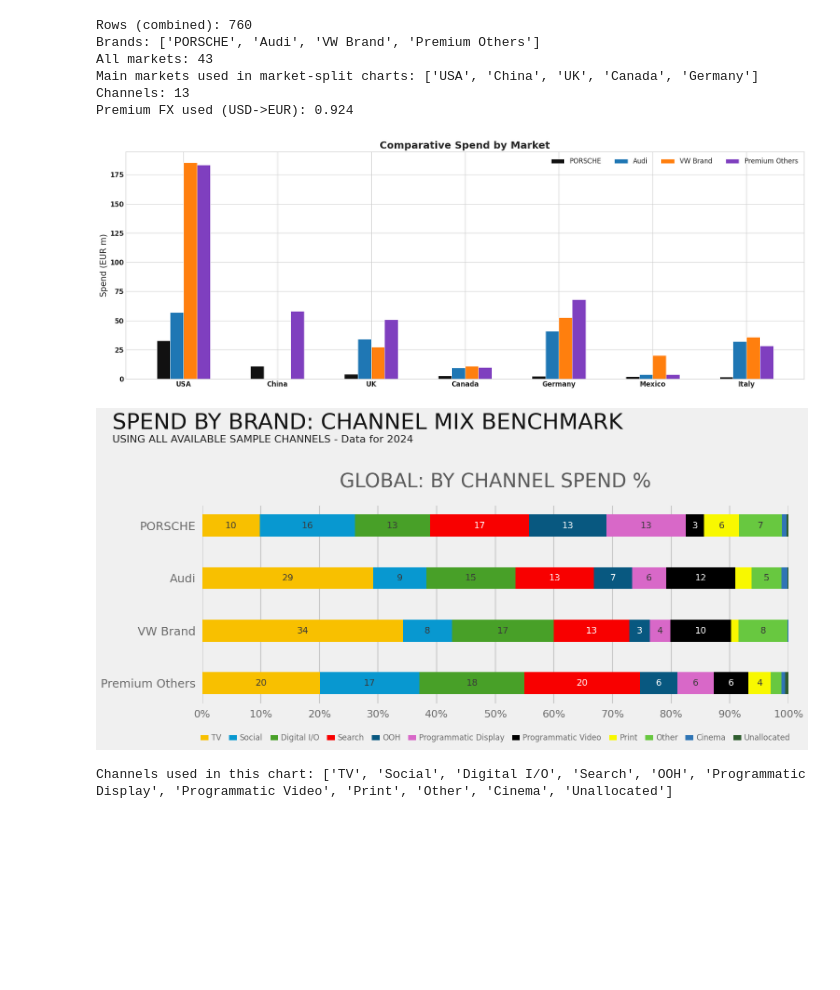
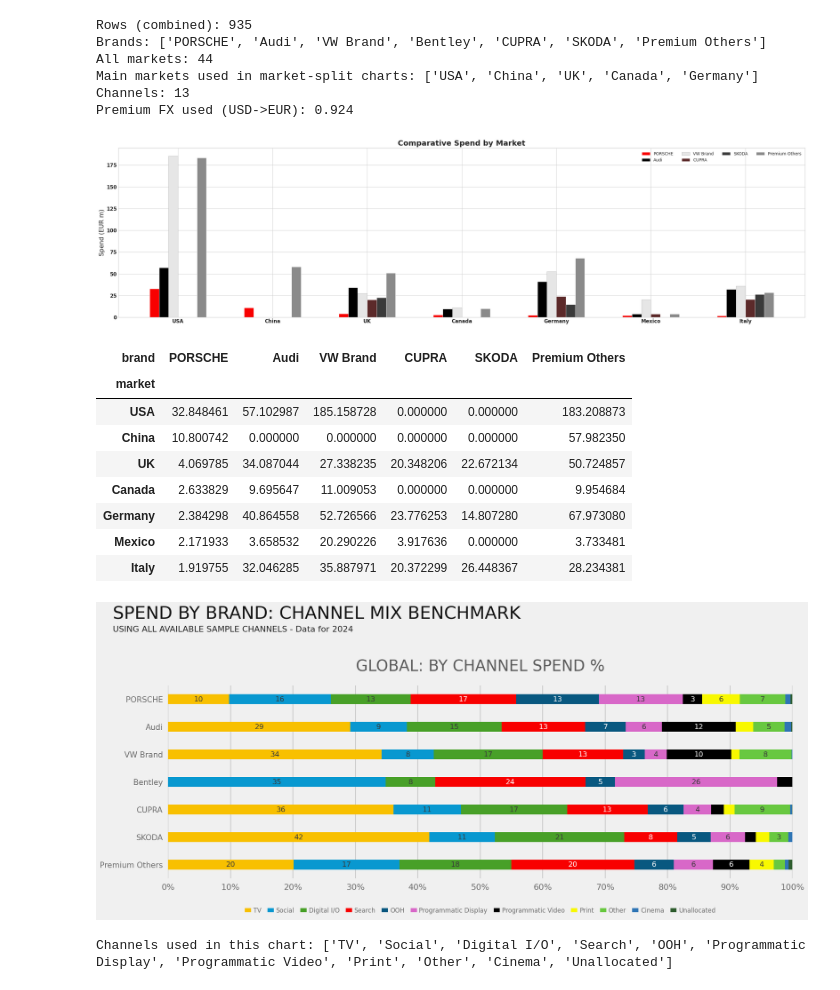
Before and after one commit to phmalek/Intelligence-Hub, a Jupyter notebook: budget_setting/highlight_budget_estimation/budget_setting_amendment/benchmark_brand_views.ipynb, the cells around one changed output. Cells and saved outputs as stored; diff of their text form; code cells hidden in the pictures; blank space fills up the shorter version.

```diff
--- a/budget_setting/highlight_budget_estimation/budget_setting_amendment/benchmark_brand_views.ipynb
+++ b/budget_setting/highlight_budget_estimation/budget_setting_amendment/benchmark_brand_views.ipynb
@@ -44,13 +44,21 @@ keep_map = {
     'porsche': 'PORSCHE',
     'audi': 'Audi',
     'vw brand': 'VW Brand',
+    'bentley': 'Bentley',
+    'cupra': 'CUPRA',
+    'skoda': 'SKODA',
 }
 vwg = vwg[vwg['brand_norm'].isin(keep_map.keys())].copy()
 vwg['brand'] = vwg['brand_norm'].map(keep_map)
 
 # Keep only markets where Porsche exists
 porsche_markets = sorted(vwg.loc[vwg['brand'].str.upper() == 'PORSCHE', 'market'].unique())
-vwg = vwg[vwg['market'].isin(porsche_markets)].copy()
+# Bentley books Tier-1 spend under "Bentley Central Campaigns" (not under USA/UK/etc.).
+# A strict Porsche-market filter drops Bentley entirely — keep Bentley rows regardless.
+vwg = vwg[
+    vwg['market'].isin(porsche_markets)
+    | (vwg['brand_norm'] == 'bentley')
+].copy()
 
 vwg = vwg[['brand', 'market', 'channel', 'spend_eur']].copy()
 
@@ -131,7 +139,7 @@ stage_map = {
 
 df['funnel_stage'] = df['channel'].map(stage_map).fillna('MIDDLE')
 
-brands = ['PORSCHE', 'Audi', 'VW Brand', 'Premium Others']
+brands = ['PORSCHE', 'Audi', 'VW Brand', 'Bentley', 'CUPRA', 'SKODA', 'Premium Others']
 all_markets = sorted(df['market'].unique())
 
 main_markets = (
@@ -153,9 +161,9 @@ print('Main markets used in market-split charts:', markets)
 print('Channels:', len(channels))
 print('Premium FX used (USD->EUR):', USD_TO_EUR_2024)
 # %% [output]
-Rows (combined): 760
-Brands: ['PORSCHE', 'Audi', 'VW Brand', 'Premium Others']
-All markets: 43
+Rows (combined): 935
+Brands: ['PORSCHE', 'Audi', 'VW Brand', 'Bentley', 'CUPRA', 'SKODA', 'Premium Others']
+All markets: 44
 Main markets used in market-split charts: ['USA', 'China', 'UK', 'Canada', 'Germany']
 Channels: 13
 Premium FX used (USD->EUR): 0.924
@@ -171,9 +179,10 @@ selected_markets = (
     .tolist()
 )
 
-# VW brands from combined df (already EUR)
+# VW brands from combined df (already EUR). Omit Bentley here: in Mappe1 its spend is
+# booked under "Bentley Central Campaigns", not under country markets, so geo bars would be misleading.
 market_brand_vwg = (
-    df[(df['market'].isin(selected_markets)) & (df['brand'] != 'Premium Others')]
+    df[(df['market'].isin(selected_markets)) & (df['brand'] != 'Premium Others') & (df['brand'] != 'Bentley')]
     .groupby(['market', 'brand'], as_index=False)['spend_eur']
     .sum()
 )
@@ -182,46 +191,61 @@ market_brand_vwg = (
 market_brand_premium = prem_avg_market[prem_avg_market['market'].isin(selected_markets)].copy()
 
 market_brand = pd.concat([market_brand_vwg, market_brand_premium], ignore_index=True)
 mat = market_brand.pivot(index='market', columns='brand', values='spend_eur').fillna(0)
 
 # keep only requested markets present in data
 present_markets = [m for m in selected_markets if m in mat.index]
 mat = mat.reindex(present_markets)
 
-# fixed brand order
-brand_order = ['PORSCHE', 'Audi', 'VW Brand', 'Premium Others']
-mat = mat[[b for b in brand_order if b in mat.columns]] / 1e6
+# fixed brand order (no Bentley on this geo chart — see note above)
+brand_order = ['PORSCHE', 'Audi', 'VW Brand', 'CUPRA', 'SKODA', 'Premium Others']
+mat = mat.reindex(columns=brand_order, fill_value=0) / 1e6
 
 # balanced spacing between markets + clearer bar separation
-x = np.arange(len(mat.index)) * 0.7
+x = np.arange(len(mat.index)) * 0.85
 n = len(mat.columns)
-width = min(0.70 / max(n, 1), 0.10)
+width = min(0.82 / max(n, 1), 0.085)
 
 color_map = {
-    'PORSCHE': '#111111',
-    'Audi': '#1f77b4',
-    'VW Brand': '#ff7f0e',
-    'Premium Others': '#7f3fbf',
+    'PORSCHE': '#f80000',
+    'Audi': '#000000',
+    'VW Brand': '#e6e6e6',
+    'CUPRA': '#5c2a2a',
+    'SKODA': '#3a3a3a',
+    'Premium Others': '#8a8a8a',
 }
 
-fig, ax = plt.subplots(figsize=(18, 6.5))
+fig, ax = plt.subplots(figsize=(24, 6.5))
 for i, b in enumerate(mat.columns):
     off = (i - (n - 1) / 2) * width
-    ax.bar(x + off, mat[b].values, width=width, label=b, color=color_map.get(b, '#6b7280'), edgecolor='white', linewidth=0.6)
+    ec = '#b3b3b3' if b == 'VW Brand' else 'white'
+    ax.bar(x + off, mat[b].values, width=width, label=b, color=color_map.get(b, '#6b7280'), edgecolor=ec, linewidth=0.6)
 
 ax.set_xticks(x)
 ax.set_xticklabels(mat.index, fontsize=12, fontweight='bold')
 ax.tick_params(axis='y', labelsize=12)
 for lbl in ax.get_yticklabels():
     lbl.set_fontweight('bold')
 ax.set_ylabel('Spend (EUR m)', fontsize=15)
 ax.set_title('Comparative Spend by Market', fontsize=18, fontweight='bold')
-ax.legend(frameon=False, ncol=4, fontsize=12, loc='upper right')
+ax.legend(frameon=False, ncol=4, fontsize=10, loc='upper right')
 
 plt.tight_layout()
 plt.show()
 # %% [output]
-[figure, old version]
+[figure, new version]
+# %%
+mat
+# %% [output]
+| brand | PORSCHE | Audi | VW Brand | CUPRA | SKODA | Premium Others |
+| market |  |  |  |  |  |  |
+| USA | 32.848461 | 57.102987 | 185.158728 | 0.000000 | 0.000000 | 183.208873 |
+| China | 10.800742 | 0.000000 | 0.000000 | 0.000000 | 0.000000 | 57.982350 |
+| UK | 4.069785 | 34.087044 | 27.338235 | 20.348206 | 22.672134 | 50.724857 |
+| Canada | 2.633829 | 9.695647 | 11.009053 | 0.000000 | 0.000000 | 9.954684 |
+| Germany | 2.384298 | 40.864558 | 52.726566 | 23.776253 | 14.807280 | 67.973080 |
+| Mexico | 2.171933 | 3.658532 | 20.290226 | 3.917636 | 0.000000 | 3.733481 |
+| Italy | 1.919755 | 32.046285 | 35.887971 | 20.372299 | 26.448367 | 28.234381 |
 # %%
 # FORMAT ANALYSIS NOTES - SAMPLE CHARTS (sample_split_by_channel.png / sample_split_by_funnel.png)
 #
@@ -363,7 +387,7 @@ plot_df = ch[ch['channel_sample'].isin(present_channels)].copy()
 
 # aggregate to % split by brand
 # Premium Others here is SUM of JLR + Mercedes (as requested for this plot)
-brand_order = ['PORSCHE', 'Audi', 'VW Brand', 'Premium Others']
+brand_order = ['PORSCHE', 'Audi', 'VW Brand', 'Bentley', 'CUPRA', 'SKODA', 'Premium Others']
 mat = (
     plot_df.groupby(['brand', 'channel_sample'], as_index=False)['spend_eur'].sum()
     .pivot(index='brand', columns='channel_sample', values='spend_eur')
@@ -391,7 +415,7 @@ channel_colors = {
 }
 
 # --- Plot (match sample style) ---
-fig, ax = plt.subplots(figsize=(16, 9), facecolor='#f0f0f0')
+fig, ax = plt.subplots(figsize=(20, 10.5), facecolor='#f0f0f0')
 ax.set_facecolor('#f0f0f0')
 
 y = np.arange(len(mat_pct.index))
@@ -400,7 +424,7 @@ left = np.zeros(len(mat_pct.index))
 for c in present_channels:
     vals = mat_pct[c].values
     bars = ax.barh(
-        y, vals, left=left, height=0.42,
+        y, vals, left=left, height=0.36,
         color=channel_colors.get(c, '#bbbbbb'),
         edgecolor='none', label=c
     )
@@ -414,7 +438,7 @@ for c in present_channels:
 
 # Axes, ticks, gridlines
 ax.set_yticks(y)
-ax.set_yticklabels(mat_pct.index, fontsize=18, color='#6a6a6a')
+ax.set_yticklabels(mat_pct.index, fontsize=15, color='#6a6a6a')
 ax.invert_yaxis()  # keep top-to-bottom brand order consistent with sample feel
 ax.set_xlim(0, 100)
 ax.set_xticks(np.arange(0, 101, 10))
@@ -447,7 +471,7 @@ plt.show()
 
 print('Channels used in this chart:', present_channels)
 # %% [output]
-[figure, old version]
+[figure, new version]
 Channels used in this chart: ['TV', 'Social', 'Digital I/O', 'Search', 'OOH', 'Programmatic Display', 'Programmatic Video', 'Print', 'Other', 'Cinema', 'Unallocated']
 # %%
 # 3B) Sample-style replica: spend by brand for each funnel stage
```
Also changed, not shown: parts of 1 cell of this notebook.
